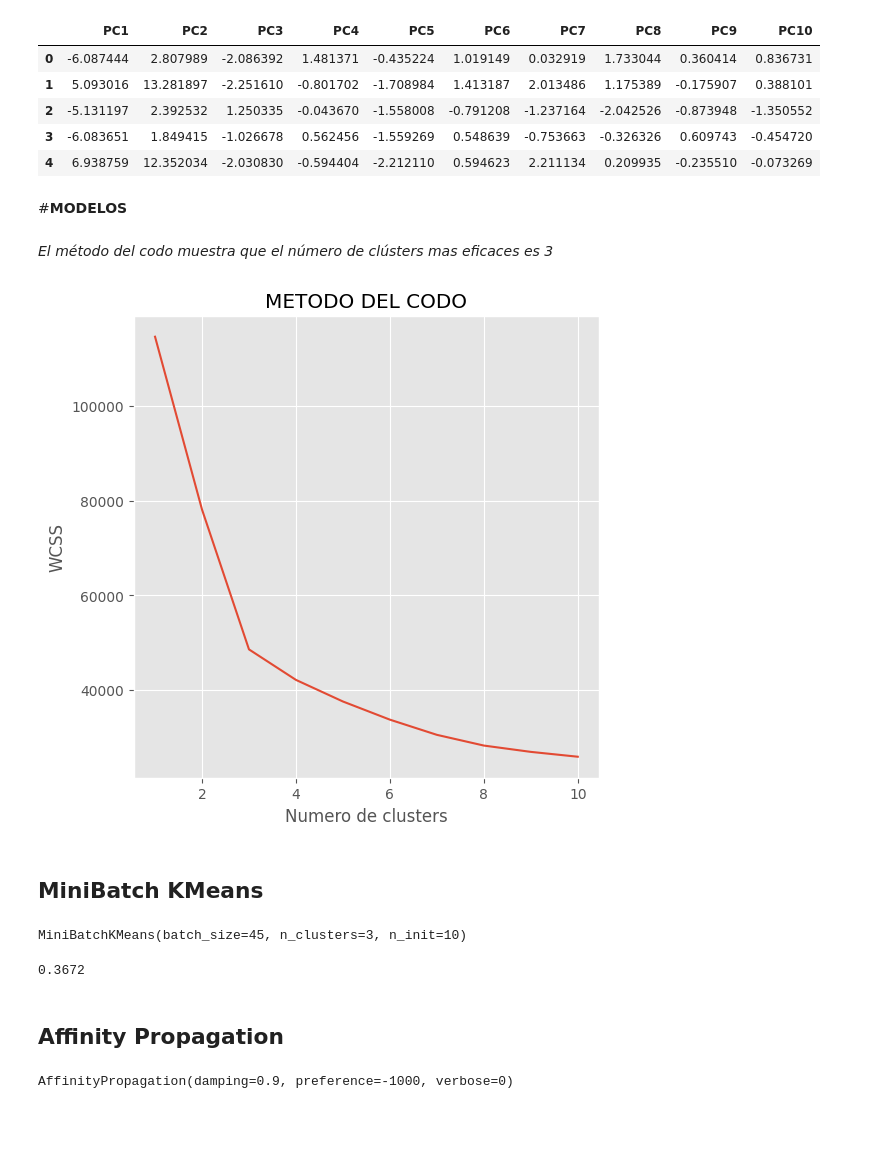
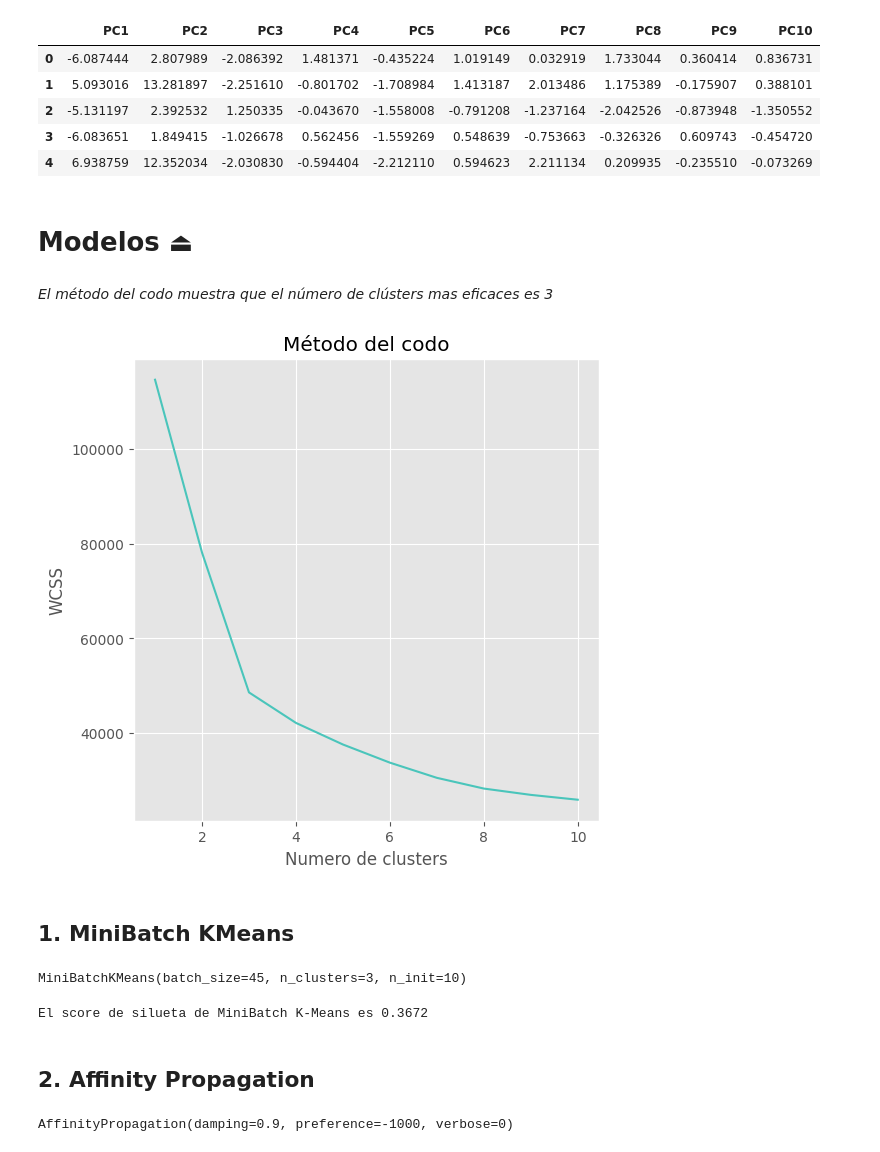
Before and after one commit to piero0090/Tesis-SeminarioII, a Jupyter notebook: DataAnalysis.ipynb, the cells around one changed output. Cells and saved outputs as stored; diff of their text form; code cells hidden in the pictures; blank space fills up the shorter version.

```diff
--- a/DataAnalysis.ipynb
+++ b/DataAnalysis.ipynb
@@ -281,5 +266,5 @@ df.head()
 # %% [markdown]
-#**MODELOS**
+# **Modelos** ⏏
 # %%
 #Busqueda de numero de clusters
 lista_a = []
@@ -291,15 +276,15 @@ for i in range(1,11):
 *El método del codo muestra que el número de clústers mas eficaces es 3*
 # %%
 plt.figure(figsize=(6, 6))
-plt.plot(range(1,11),lista_a)
-plt.title('METODO DEL CODO')
+plt.plot(range(1,11),lista_a, color='#4AC5BB')
+plt.title('Método del codo')
 plt.xlabel('Numero de clusters')
 plt.ylabel('WCSS')
 plt.show()
 # %% [output]
-[figure, old version]
+[figure, new version]
 # %% [markdown]
-## **MiniBatch KMeans**
+## **1. MiniBatch KMeans**
 # %%
 from sklearn.cluster import MiniBatchKMeans
 MBdf = df.copy()
@@ -310,11 +295,11 @@ MBKM.fit(MBdf)
 # %% [output]
 MiniBatchKMeans(batch_size=45, n_clusters=3, n_init=10)
 # %%
-round(silhouette_score(MBdf,MBKM.labels_),4)
+print('El score de silueta de MiniBatch K-Means es',round(silhouette_score(MBdf,MBKM.labels_),4))
 # %% [output]
-0.3672
+El score de silueta de MiniBatch K-Means es 0.3672
 # %% [markdown]
-## **Affinity Propagation**
+## **2. Affinity Propagation**
 # %%
 from sklearn.cluster import AffinityPropagation
 
```
Also changed, not shown: parts of 38 cells of this notebook.
